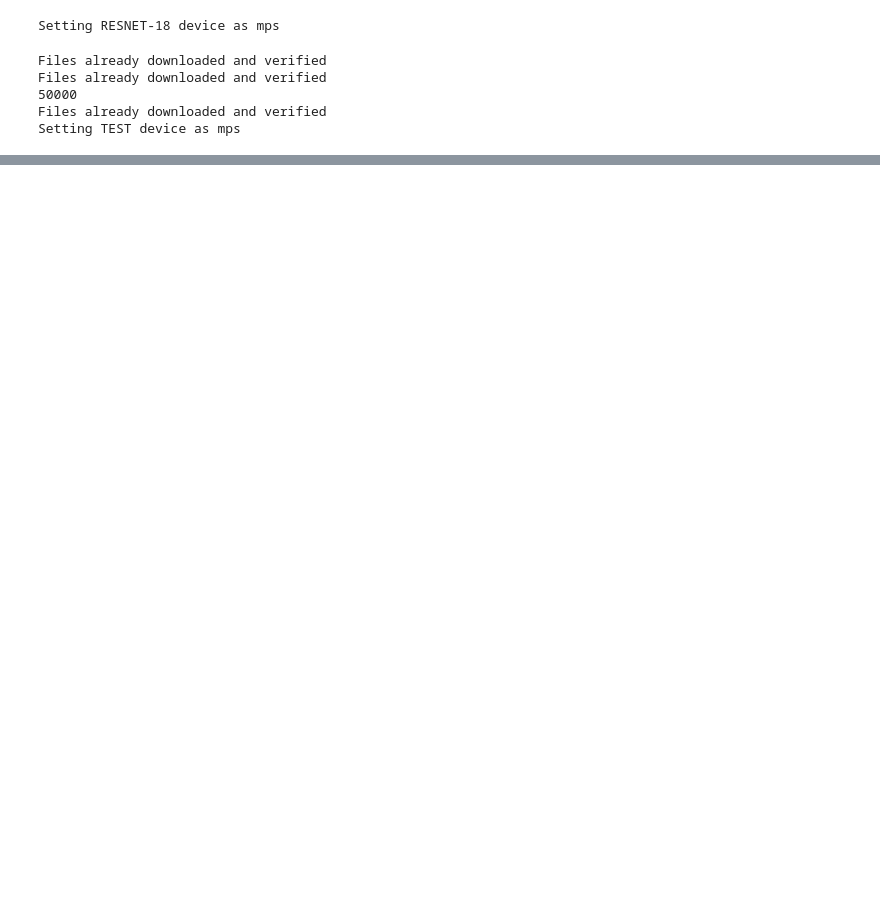
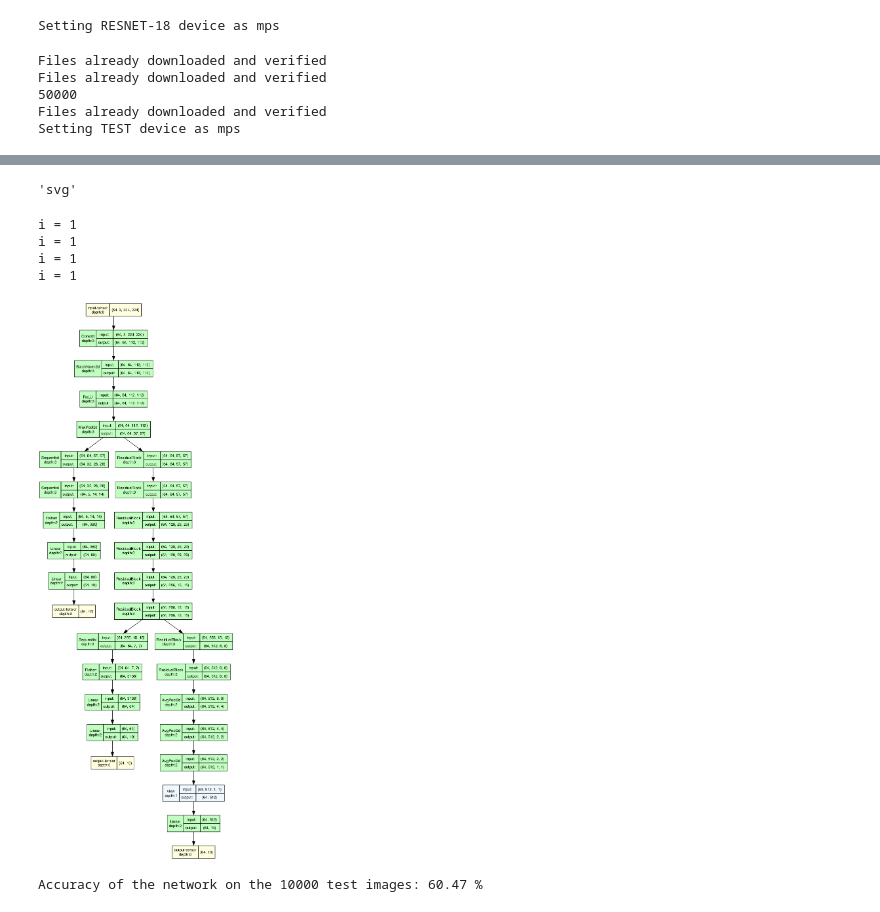
Before and after one commit to Amirrezat1379/resnet-18-pytorch-scratch, a Jupyter notebook: test.ipynb, the cells around one changed output, grey strips where cells are left out. Drawn from its saved outputs; the diff is of its cells as text; code cells hidden in the pictures; blank space fills up the shorter version.

```diff
--- a/test.ipynb
+++ b/test.ipynb
@@ -162 +181,42 @@ Accuracy of the network on the 10000 test images: 72.57 %
+# %%
+from torchview import draw_graph
+# from torchvision.models import resnet18, GoogLeNet, densenet, vit_b_16
+import graphviz
+
+# when running on VSCode run the below command
+# svg format on vscode does not give desired result
+graphviz.set_jupyter_format('png')
+# %% [output]
+'svg'
+# %%
+model = ResNet().to(device="cpu")
+# model.requires_grad_ = True
+# model = ResNet()
+model.make_backbone(ResidualBlock, [2, 2, 2, 2], [1, 4], 10)
+# %% [output]
+i = 1
+i = 1
+i = 1
+i = 1
+# %%
+model_graph1 = draw_graph(model, input_size=(64, 3, 224, 224), device="cpu")
+model_graph1.visual_graph
+# %% [output]
+[figure, added]
+# %%
+with torch.no_grad():
+    correct = 0
+    total = 0
+    for images, labels in test_loader:
+        images = images.to(device)
+        labels = labels.to(device)
+        outputs = model(images)
+        _, predicted = torch.max(outputs[-1].data, 1)
+        total += labels.size(0)
+        correct += (predicted == labels).sum().item()
+        del images, labels, outputs
+
+    print('Accuracy of the network on the {} test images: {} %'.format(10000, 100 * correct / total))
+# %% [output]
+Accuracy of the network on the 10000 test images: 60.47 %
 # %%
```
Also changed, not shown: parts of 6 cells of this notebook, 1 other file.
